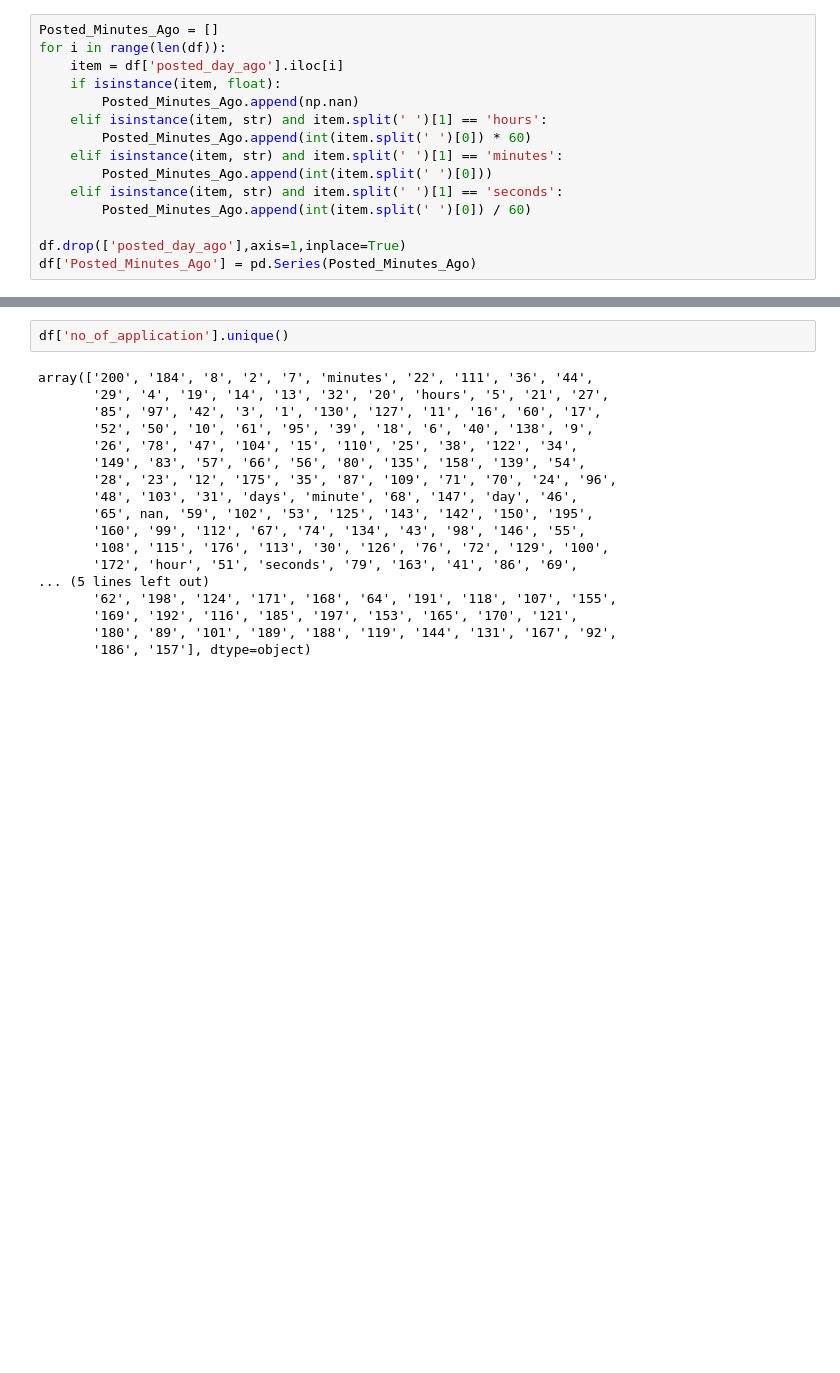
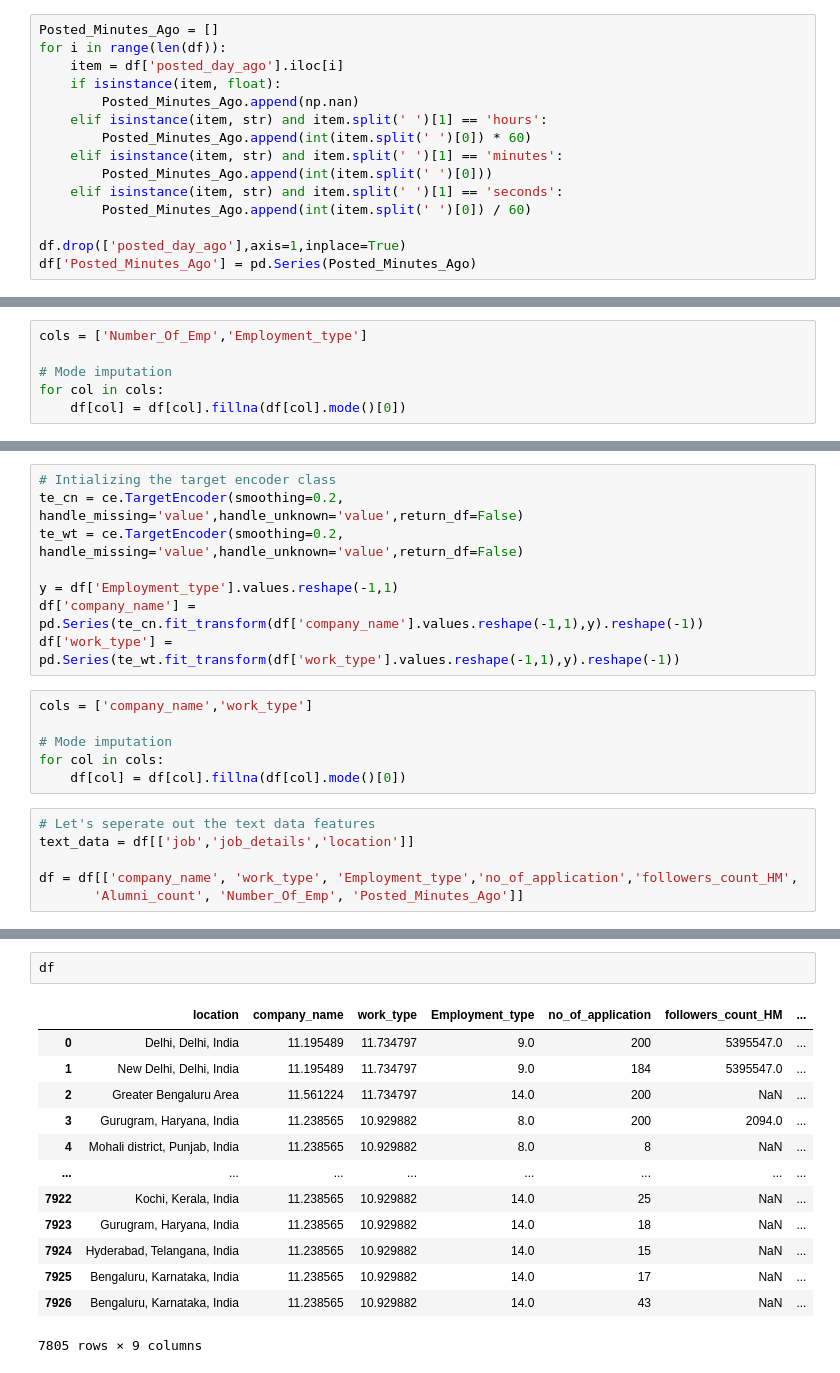
Before and after one commit to yuvraaj2002/Job-Demand-Forecasting, a Jupyter notebook: notebook/Code.ipynb, the cells around one changed output, grey strips where cells are left out. Saved outputs shown, nothing was run; the diff lists cells and outputs as text; blank space fills up the shorter version.

Commit message:
Did target and ordinal encoding

```diff
--- a/notebook/Code.ipynb
+++ b/notebook/Code.ipynb
@@ -218,0 +235,6 @@ df.head(2)
+# %%
+cols = ['Number_Of_Emp','Employment_type']
+
+# Mode imputation
+for col in cols:
+    df[col] = df[col].fillna(df[col].mode()[0])
@@ -219,3 +243,23 @@ df.head(2)
+# %%
+# Intializing the target encoder class
+te_cn = ce.TargetEncoder(smoothing=0.2, handle_missing='value',handle_unknown='value',return_df=False)
+te_wt = ce.TargetEncoder(smoothing=0.2, handle_missing='value',handle_unknown='value',return_df=False)
+
+y = df['Employment_type'].values.reshape(-1,1)
+df['company_name'] = pd.Series(te_cn.fit_transform(df['company_name'].values.reshape(-1,1),y).reshape(-1))
+df['work_type'] = pd.Series(te_wt.fit_transform(df['work_type'].values.reshape(-1,1),y).reshape(-1))
+# %%
+cols = ['company_name','work_type']
+
+# Mode imputation
+for col in cols:
+    df[col] = df[col].fillna(df[col].mode()[0])
+# %%
+# Let's seperate out the text data features
+text_data = df[['job','job_details','location']]
+
+df = df[['company_name', 'work_type', 'Employment_type','no_of_application','followers_count_HM',
+       'Alumni_count', 'Number_Of_Emp', 'Posted_Minutes_Ago']]
 # %%
 print(df.isnull().mean()*100)
 # %% [output]
@@ -271,20 +275,16 @@ df.head(3)
-# %%
-df['no_of_application'].unique()
-# %% [output]
-array(['200', '184', '8', '2', '7', 'minutes', '22', '111', '36', '44',
-       '29', '4', '19', '14', '13', '32', '20', 'hours', '5', '21', '27',
-       '85', '97', '42', '3', '1', '130', '127', '11', '16', '60', '17',
-       '52', '50', '10', '61', '95', '39', '18', '6', '40', '138', '9',
-       '26', '78', '47', '104', '15', '110', '25', '38', '122', '34',
-       '149', '83', '57', '66', '56', '80', '135', '158', '139', '54',
-       '28', '23', '12', '175', '35', '87', '109', '71', '70', '24', '96',
-       '48', '103', '31', 'days', 'minute', '68', '147', 'day', '46',
-       '65', nan, '59', '102', '53', '125', '143', '142', '150', '195',
-       '160', '99', '112', '67', '74', '134', '43', '98', '146', '55',
-       '108', '115', '176', '113', '30', '126', '76', '72', '129', '100',
-       '172', 'hour', '51', 'seconds', '79', '163', '41', '86', '69',
-... (5 lines left out)
-       '62', '198', '124', '171', '168', '64', '191', '118', '107', '155',
-       '169', '192', '116', '185', '197', '153', '165', '170', '121',
-       '180', '89', '101', '189', '188', '119', '144', '131', '167', '92',
-       '186', '157'], dtype=object)
+# %%
+df
+# %% [output]
+|  | location | company_name | work_type | Employment_type | no_of_application | followers_count_HM | ... |
+| 0 | Delhi, Delhi, India | 11.195489 | 11.734797 | 9.0 | 200 | 5395547.0 | ... |
+| 1 | New Delhi, Delhi, India | 11.195489 | 11.734797 | 9.0 | 184 | 5395547.0 | ... |
+| 2 | Greater Bengaluru Area | 11.561224 | 11.734797 | 14.0 | 200 | NaN | ... |
+| 3 | Gurugram, Haryana, India | 11.238565 | 10.929882 | 8.0 | 200 | 2094.0 | ... |
+| 4 | Mohali district, Punjab, India | 11.238565 | 10.929882 | 8.0 | 8 | NaN | ... |
+| ... | ... | ... | ... | ... | ... | ... | ... |
+| 7922 | Kochi, Kerala, India | 11.238565 | 10.929882 | 14.0 | 25 | NaN | ... |
+| 7923 | Gurugram, Haryana, India | 11.238565 | 10.929882 | 14.0 | 18 | NaN | ... |
+| 7924 | Hyderabad, Telangana, India | 11.238565 | 10.929882 | 14.0 | 15 | NaN | ... |
+| 7925 | Bengaluru, Karnataka, India | 11.238565 | 10.929882 | 14.0 | 17 | NaN | ... |
+| 7926 | Bengaluru, Karnataka, India | 11.238565 | 10.929882 | 14.0 | 43 | NaN | ... |
+7805 rows × 9 columns
```
Also changed, not shown: parts of 15 cells of this notebook.
